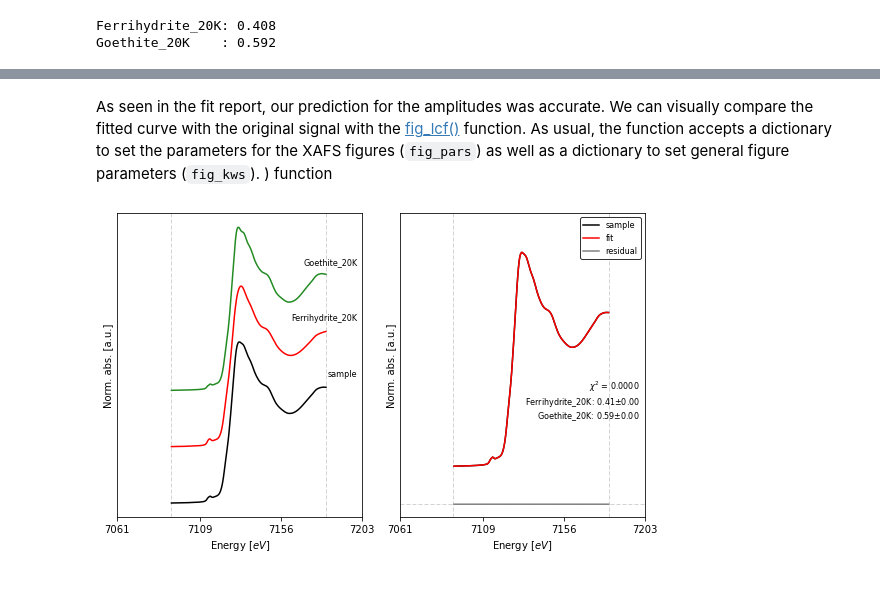
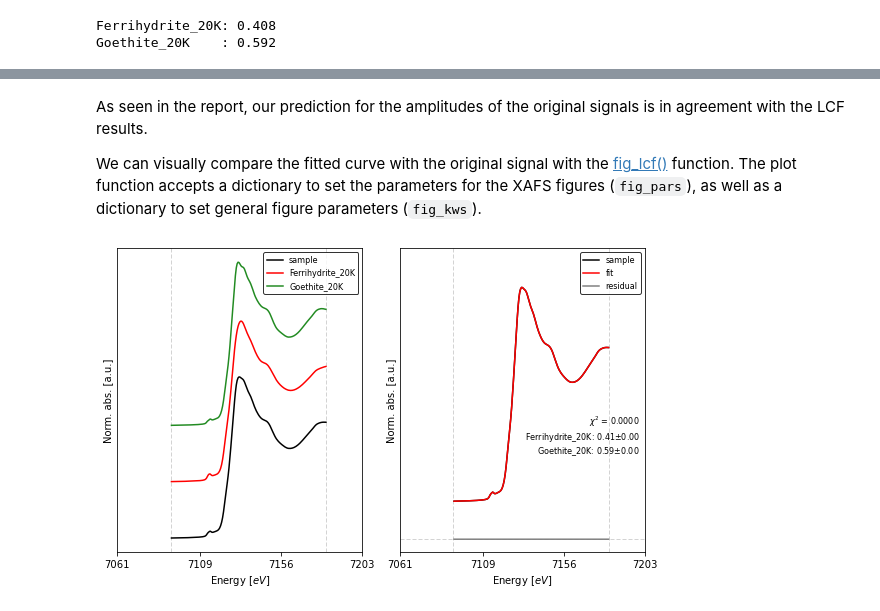
Before and after one commit to marcoalsina/araucaria, a Jupyter notebook: docs/source/tutorials/04.linear_comb_fitting.ipynb, the cells around one changed output, grey strips where cells are left out. Saved outputs shown, nothing was run; the diff lists cells and outputs as text; code cells hidden in the pictures.

```diff
--- a/docs/source/tutorials/04.linear_comb_fitting.ipynb
+++ b/docs/source/tutorials/04.linear_comb_fitting.ipynb
@@ -157,26 +159,27 @@ print(lcf_report(out))
 [[Correlations]] (unreported correlations are < 0.100)
     C(amp1, amp2) = -1.000
 # %% [markdown]
-As seen in the fit report, our prediction for the amplitudes was accurate.
+As seen in the report, our prediction for the amplitudes of the original signals is in agreement with the LCF results.
+
 We can visually compare the fitted curve with the original signal with the [fig_lcf()](../plot_module.rst#araucaria.plot.fig_lcf.fig_lcf) function.
-As usual, the function accepts a dictionary to set the parameters for the XAFS figures (`fig_pars`) as well as a dictionary to set general figure parameters (`fig_kws`). ) function
+The plot function accepts a dictionary to set the parameters for the XAFS figures (`fig_pars`), as well as a dictionary to set general figure parameters (`fig_kws`).
 # %%
 import matplotlib.pyplot as plt
 from araucaria.plot import fig_lcf
 
 # figure parameters
 offset   = 0.5
 fig_kws  = {'figsize'   : (8, 5)}  # size figure
 fig_pars = {'e_range'  : (k_edge-50, k_edge+90),
            'e_ticks'   : [k_edge-51, k_edge-3, k_edge+44, k_edge+91],
            'prop_cycle': [{'color'     : ['black', 'red', 'forestgreen'],
                            'linewidth' : [1.5    , 1.5  , 1.5          ],},
                           {'color'     : ['black', 'red', 'grey'],
                            'linewidth' : [1.5    , 1.5  , 1.5   ],}
                          ]}
 
-fig, ax = fig_lcf(out, fig_pars=fig_pars, **fig_kws)
+fig, ax = fig_lcf(out, offset=offset, fig_pars=fig_pars, **fig_kws)
 fig.tight_layout()
 plt.show()
 # %% [output]
-[figure, old version]
+[figure, new version]
```
Also changed, not shown: parts of 10 cells of this notebook, 10 other files.
